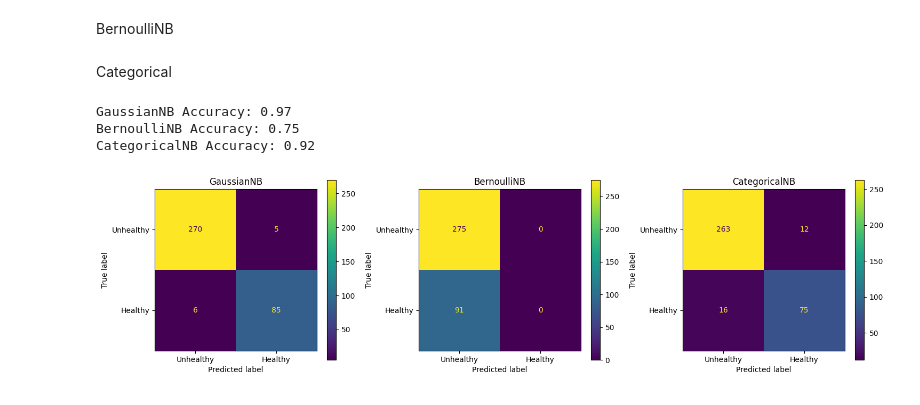
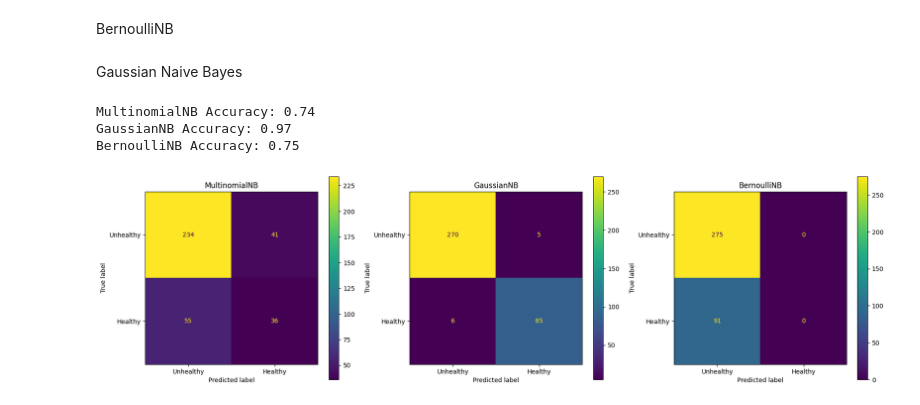
Before and after one commit to RISSIKUMARP/Enhancing-Public-Health-by-Identifying-Unhealthy-Foods-Promoting-Healthier-Alternatives, a Jupyter notebook: scripts/NB.ipynb, the cells around one changed output. Drawn from its saved outputs; the diff is of its cells as text; code cells hidden in the pictures.

```diff
--- a/scripts/NB.ipynb
+++ b/scripts/NB.ipynb
@@ -37,45 +42,35 @@ bnb_preds = bnb.predict(X_test_bin)
 
 bnb_acc = accuracy_score(y_test, bnb_preds)
 bnb_cm = confusion_matrix(y_test, bnb_preds)
-# %% [markdown]
-Categorical
-# %%
-def categorize(series, bins):
-    return pd.cut(series, bins=bins, labels=False, include_lowest=True)
-
-df_cat = df.copy()
-df_cat['calories_cat'] = categorize(df_cat['calories'], [0, 100, 200, np.inf])
-df_cat['protein_cat'] = categorize(df_cat['protein'], [0, 4, 8, np.inf])
-df_cat['fat_cat'] = categorize(df_cat['fat'], [0, 2, 4, np.inf])
-
-X_cat = df_cat[['calories_cat', 'protein_cat', 'fat_cat']]
-
-X_train_cat, X_test_cat, _, _ = train_test_split(X_cat, y, test_size=0.3, random_state=42)
-
-cnb = CategoricalNB()
-cnb.fit(X_train_cat, y_train)
-cnb_preds = cnb.predict(X_test_cat)
-
-cnb_acc = accuracy_score(y_test, cnb_preds)
-cnb_cm = confusion_matrix(y_test, cnb_preds)
+# %% [markdown]
+Gaussian Naive Bayes
+# %%
+X_train_gnb, X_test_gnb, _, _ = train_test_split(X_raw, y, test_size=0.3, random_state=42)
+
+gnb = GaussianNB()
+gnb.fit(X_train_gnb, y_train)
+gnb_preds = gnb.predict(X_test_gnb)
+
+gnb_acc = accuracy_score(y_test, gnb_preds)
+gnb_cm = confusion_matrix(y_test, gnb_preds)
 # %%
-print("GaussianNB Accuracy:", round(gnb_acc, 2))
-print("BernoulliNB Accuracy:", round(bnb_acc, 2))
-print("CategoricalNB Accuracy:", round(cnb_acc, 2))
+print(f"MultinomialNB Accuracy: {mnb_acc:.2f}")
+print(f"GaussianNB Accuracy: {gnb_acc:.2f}")
+print(f"BernoulliNB Accuracy: {bnb_acc:.2f}")
 
-fig, axs = plt.subplots(1, 3, figsize=(15, 4))
-titles = ['GaussianNB', 'BernoulliNB', 'CategoricalNB']
-cms = [gnb_cm, bnb_cm, cnb_cm]
+fig, axs = plt.subplots(1, 3, figsize=(18, 5))
+models = ['MultinomialNB', 'GaussianNB', 'BernoulliNB']
+cms = [mnb_cm, gnb_cm, bnb_cm]
 
 for i, cm in enumerate(cms):
     disp = ConfusionMatrixDisplay(confusion_matrix=cm, display_labels=['Unhealthy', 'Healthy'])
     disp.plot(ax=axs[i], values_format='d')
-    axs[i].set_title(titles[i])
+    axs[i].set_title(models[i])
 
 plt.tight_layout()
 plt.show()
 # %% [output]
+MultinomialNB Accuracy: 0.74
 GaussianNB Accuracy: 0.97
 BernoulliNB Accuracy: 0.75
-CategoricalNB Accuracy: 0.92
-[figure, old version]
+[figure, new version]
```
Also changed, not shown: parts of 8 cells of this notebook, 2 other files.
